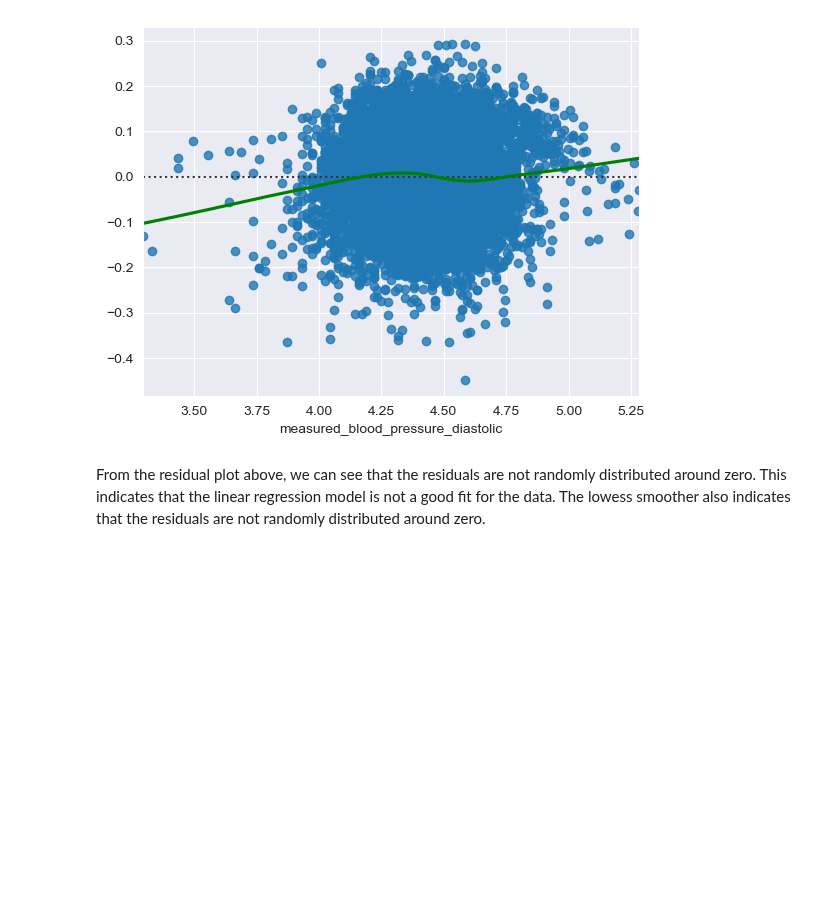
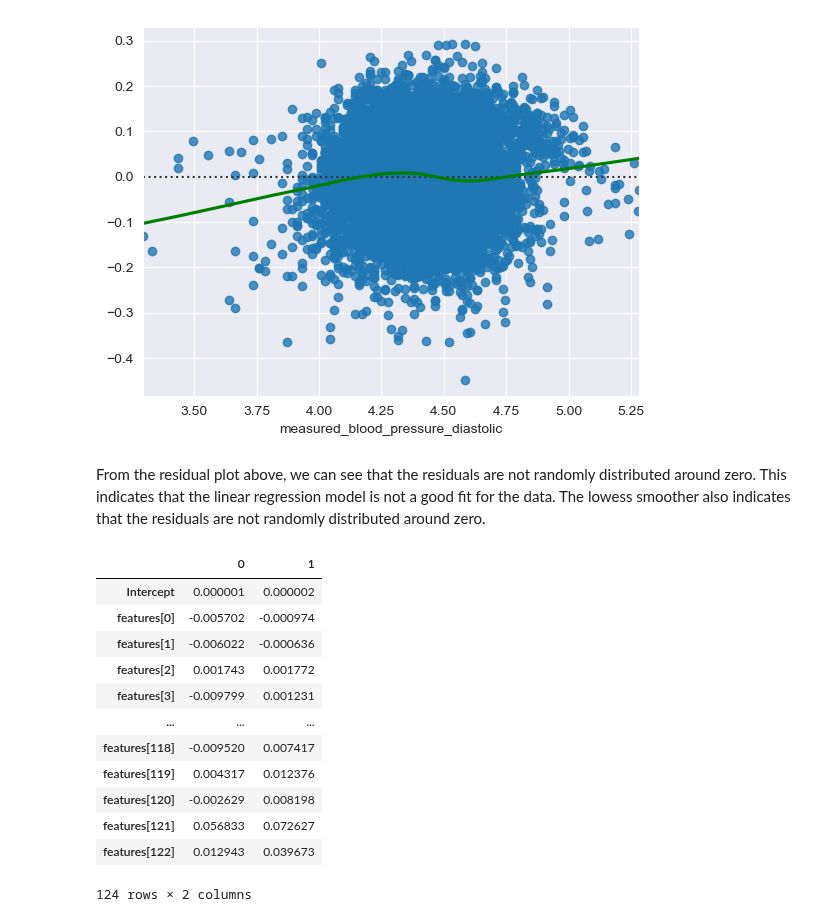
Before and after one commit to farrukh-ahmed/Case-Studies---Project-1, a Jupyter notebook: Notebooks/Week04-linear-models-Aymane.ipynb, the cells around one changed output. Saved outputs shown, nothing was run; the diff lists cells and outputs as text; code cells hidden in the pictures; blank space fills up the shorter version.

```diff
--- a/Notebooks/Week04-linear-models-Aymane.ipynb
+++ b/Notebooks/Week04-linear-models-Aymane.ipynb
@@ -374,3 +374,20 @@ sns.residplot(x=data_df['measured_blood_pressure_diastolic'], y=model.resid, low
 [figure]
 # %% [markdown]
 From the residual plot above, we can see that the residuals are not randomly distributed around zero. This indicates that the linear regression model is not a good fit for the data. The lowess smoother also indicates that the residuals are not randomly distributed around zero.
+# %%
+# Based on the model above extract the confidence intervals for the coefficients:
+model.conf_int()
+# %% [output]
+|  | 0 | 1 |
+| Intercept | 0.000001 | 0.000002 |
+| features[0] | -0.005702 | -0.000974 |
+| features[1] | -0.006022 | -0.000636 |
+| features[2] | 0.001743 | 0.001772 |
+| features[3] | -0.009799 | 0.001231 |
+| ... | ... | ... |
+| features[118] | -0.009520 | 0.007417 |
+| features[119] | 0.004317 | 0.012376 |
+| features[120] | -0.002629 | 0.008198 |
+| features[121] | 0.056833 | 0.072627 |
+| features[122] | 0.012943 | 0.039673 |
+124 rows × 2 columns
```
Also changed, not shown: parts of 2 cells of this notebook.
